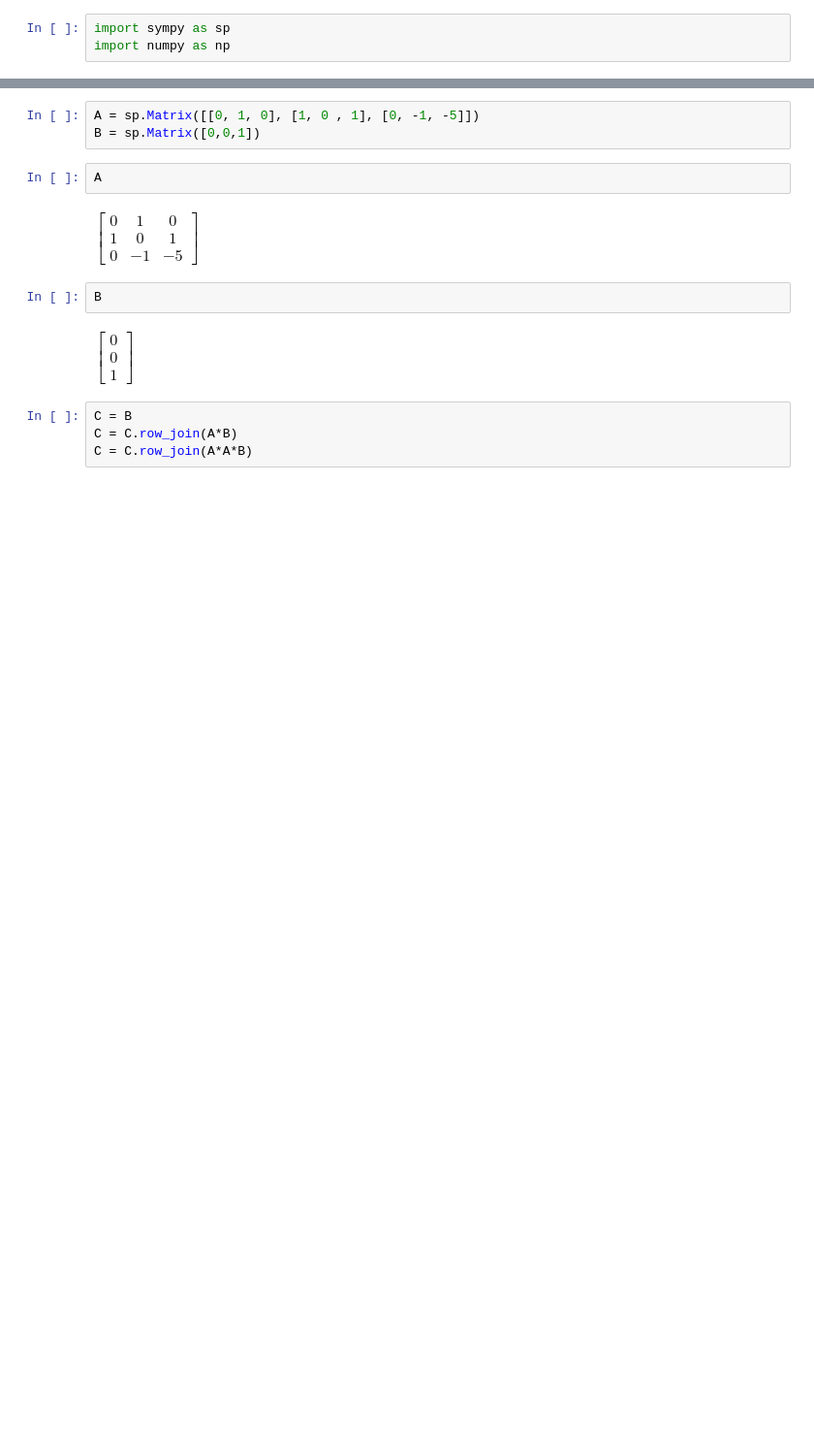
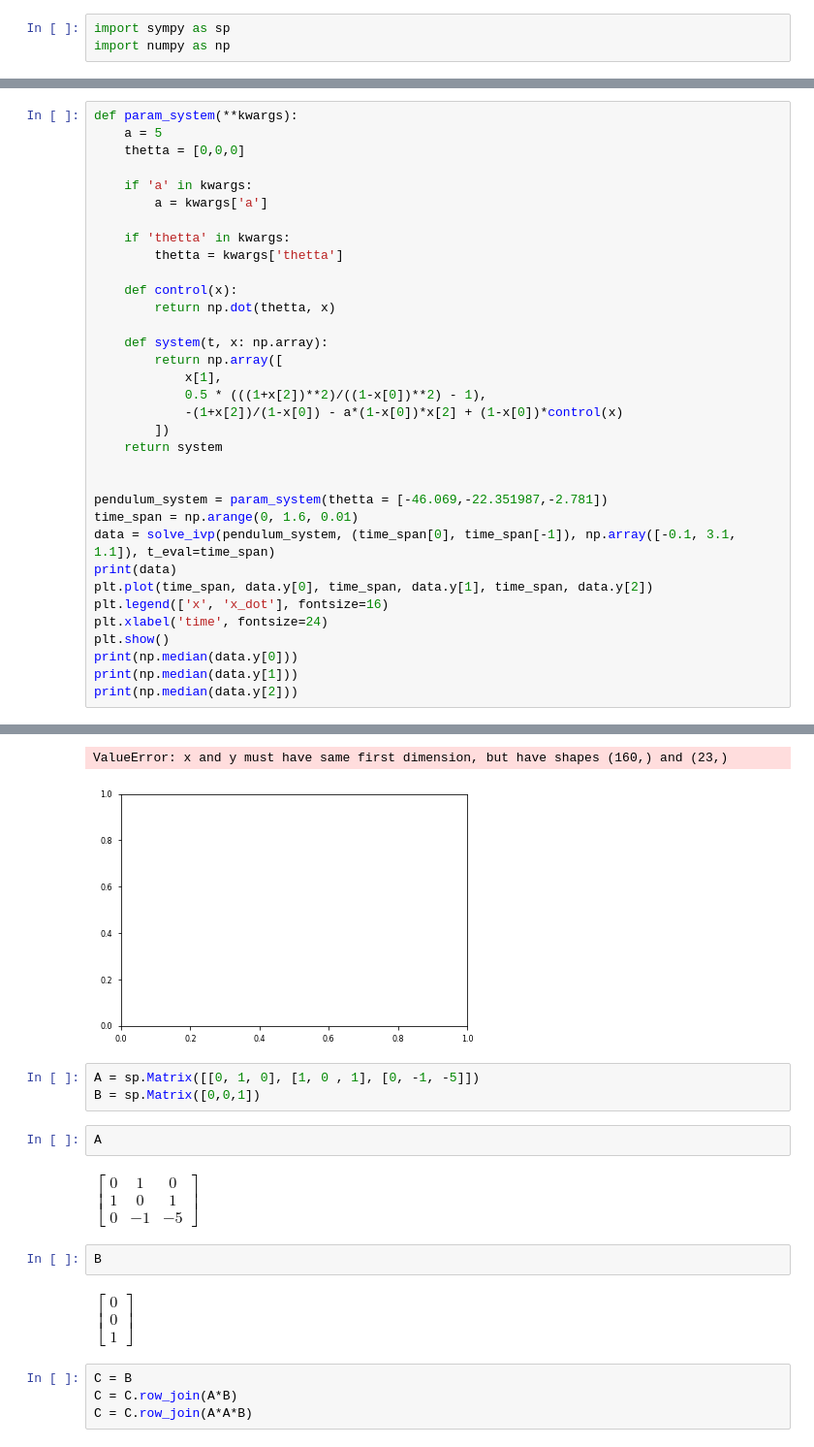
Before and after one commit to IvanYunin/Control-theory-homework, a Jupyter notebook: Homework071219.ipynb, the cells around one changed output, grey strips where cells are left out. Shown at 97% size. Saved outputs shown, nothing was run; the diff lists cells and outputs as text; blank space fills up the shorter version.

```diff
--- a/Homework071219.ipynb
+++ b/Homework071219.ipynb
@@ -201,0 +217,35 @@ plt.show()
+# %%
+def param_system(**kwargs):
+    a = 5
+    thetta = [0,0,0]
+
+    if 'a' in kwargs:
+        a = kwargs['a']
+
+    if 'thetta' in kwargs:
+        thetta = kwargs['thetta']
+
+    def control(x):
+        return np.dot(thetta, x)
+
+    def system(t, x: np.array):
+        return np.array([
+            x[1],
+            0.5 * (((1+x[2])**2)/((1-x[0])**2) - 1),
+            -(1+x[2])/(1-x[0]) - a*(1-x[0])*x[2] + (1-x[0])*control(x)
+        ])
+    return system
+
+
+pendulum_system = param_system(thetta = [-46.069,-22.351987,-2.781])
+time_span = np.arange(0, 1.6, 0.01)
+data = solve_ivp(pendulum_system, (time_span[0], time_span[-1]), np.array([-0.1, 3.1, 1.1]), t_eval=time_span)
+print(data)
+plt.plot(time_span, data.y[0], time_span, data.y[1], time_span, data.y[2])
+plt.legend(['x', 'x_dot'], fontsize=16)
+plt.xlabel('time', fontsize=24)
+plt.show()
+print(np.median(data.y[0]))
+print(np.median(data.y[1]))
+print(np.median(data.y[2]))
+# %% [output]
@@ -202,3 +269,5 @@ plt.show()
+ValueError: x and y must have same first dimension, but have shapes (160,) and (23,)
+[figure, added]
 # %%
 A = sp.Matrix([[0, 1, 0], [1, 0 , 1], [0, -1, -5]])
 B = sp.Matrix([0,0,1])
```
Also changed, not shown: parts of 14 cells of this notebook.
